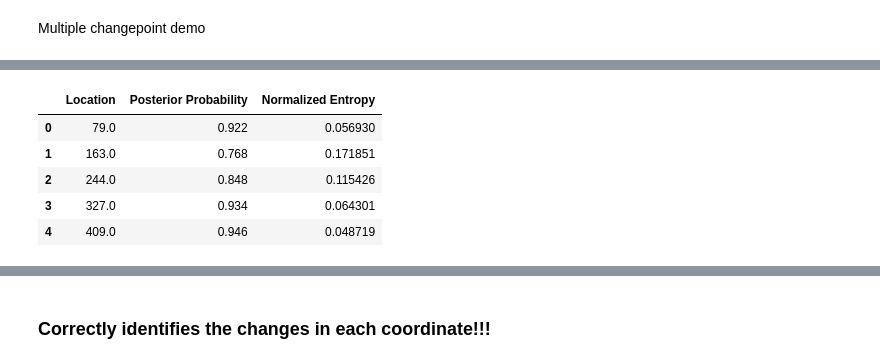
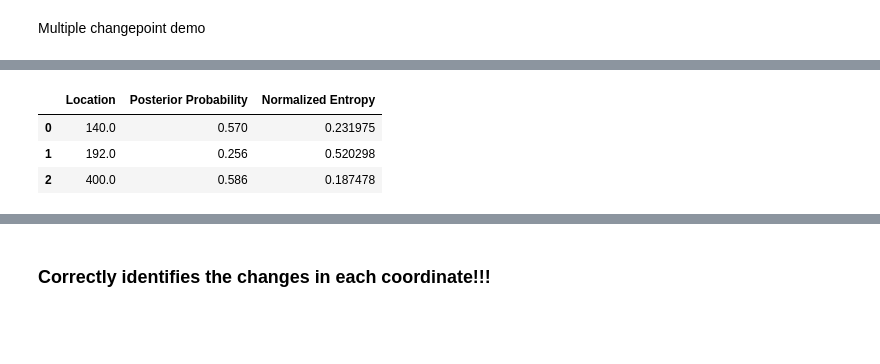
Before and after one commit to manilasoldier/bclr, a Jupyter notebook: bclr_multi_examples.ipynb, the cells around one changed output, grey strips where cells are left out. Saved outputs shown, nothing was run; the diff lists cells and outputs as text; code cells hidden in the pictures; blank space fills up the shorter version.

```diff
--- a/bclr_multi_examples.ipynb
+++ b/bclr_multi_examples.ipynb
@@ -25,3 +23,12 @@ bclrM.warm_up(reps=10)
+# %%
+x1 = np.random.randn(140, 3)*3+5
+x2 = np.random.randn(260, 3)*3+1
+x3 = np.random.randn(100, 3)*3-3
+signal = np.r_[x1, x2, x3]
+# %%
+rng = np.random.default_rng(199239)
+bclrM = bclr.MultiBayesCC(signal, cps=3, prior_cov=prior_cov, min_size=10, rng=rng)
+#bclrM.warm_up()
 # %%
 print(bkps[:-1], "\n")
 print("Number of changepoints seeded for 'bkps':", len(bclrM.bkps)-2, "\n")
@@ -36,16 +43,15 @@ Number of changepoints seeded for 'bkps': 5
 bclrM.fit()
 # %%
 bclrM.transform()
+# 50/50 binomial on the segment of minimum length.
 thr = 0.5
-dfM = bclrM.cps_df(thr=thr)
+dfM = bclrM.cps_df()
 dfM
 # %% [output]
 |  | Location | Posterior Probability | Normalized Entropy |
-| 0 | 79.0 | 0.922 | 0.056930 |
-| 1 | 163.0 | 0.768 | 0.171851 |
-| 2 | 244.0 | 0.848 | 0.115426 |
-| 3 | 327.0 | 0.934 | 0.064301 |
-| 4 | 409.0 | 0.946 | 0.048719 |
+| 0 | 140.0 | 0.570 | 0.231975 |
+| 1 | 192.0 | 0.256 | 0.520298 |
+| 2 | 400.0 | 0.586 | 0.187478 |
 # %%
 est_change = dfM['Location'].to_list()
 print(est_change)
```
Also changed, not shown: parts of 21 cells of this notebook, 6 other files.
